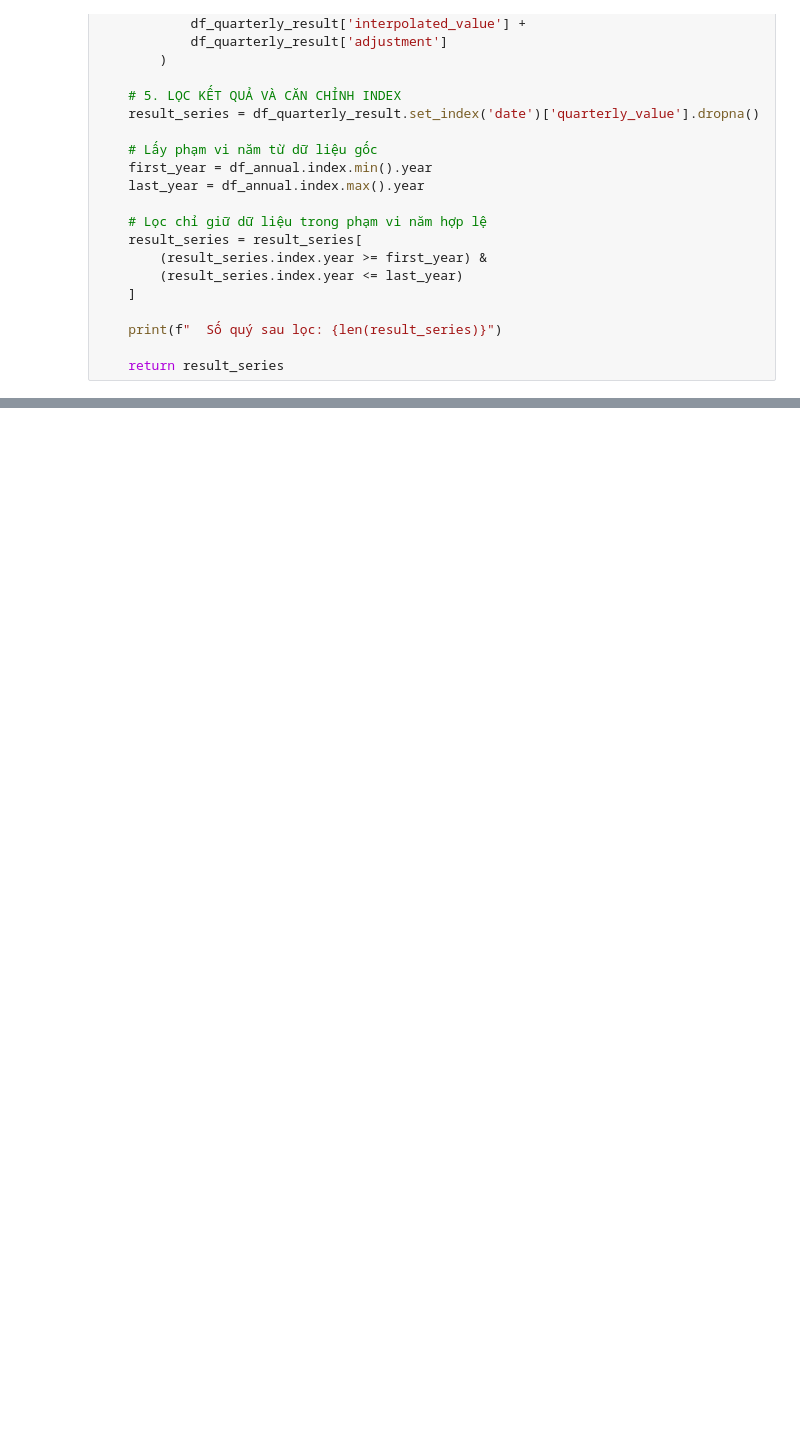
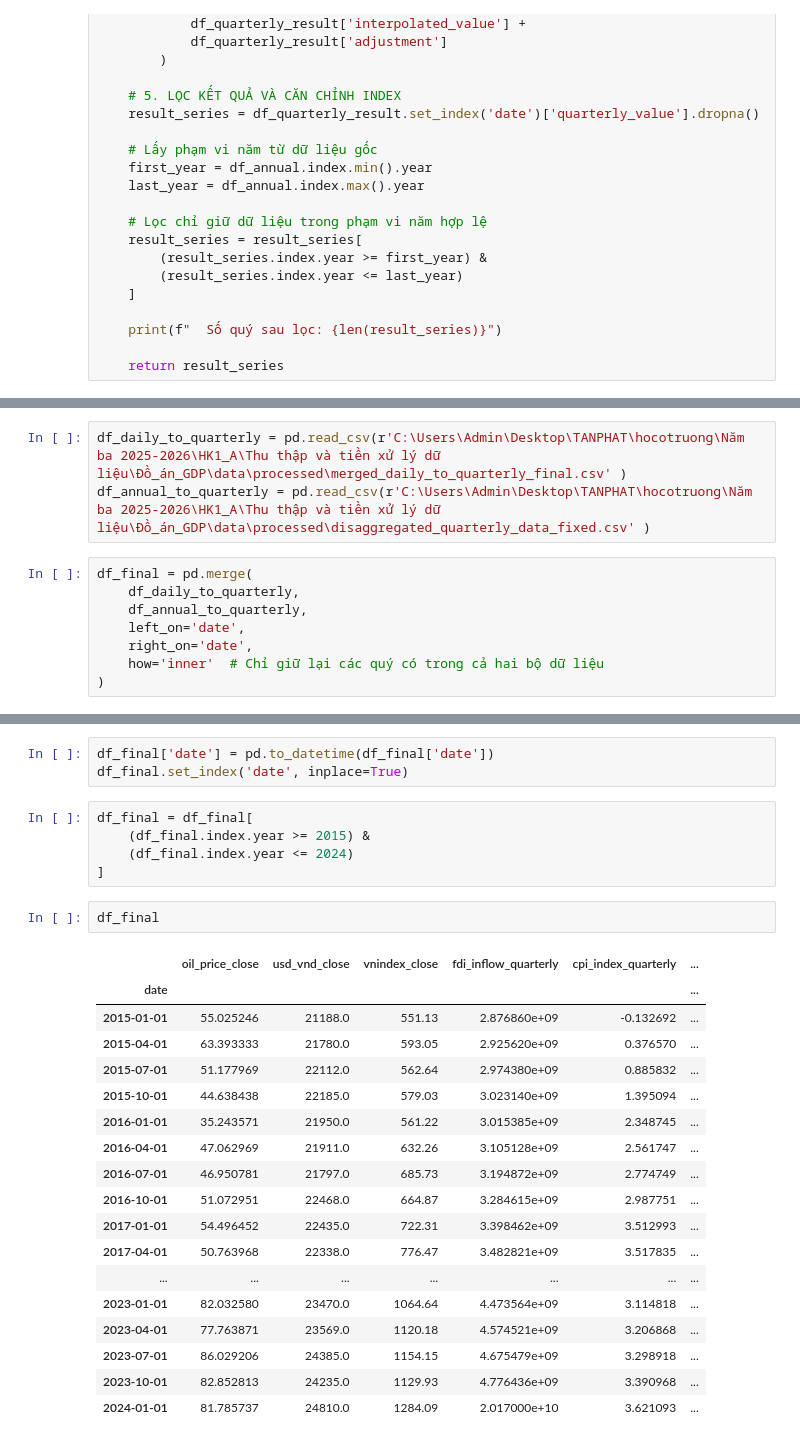
Before and after one commit to lamphat344961-alt/--_-n_GDP, a Jupyter notebook: notebooks/preprocessing_data/preprocessing_merge.ipynb, the cells around one changed output, grey strips where cells are left out. Cells and saved outputs as stored; diff of their text form; blank space fills up the shorter version.

```diff
--- a/notebooks/preprocessing_data/preprocessing_merge.ipynb
+++ b/notebooks/preprocessing_data/preprocessing_merge.ipynb
@@ -290,0 +241,11 @@ date
+# %%
+df_daily_to_quarterly = pd.read_csv(r'C:\Users\Admin\Desktop\TANPHAT\hocotruong\Năm ba 2025-2026\HK1_A\Thu thập và tiền xử lý dữ liệu\Đồ_án_GDP\data\processed\merged_daily_to_quarterly_final.csv' )
+df_annual_to_quarterly = pd.read_csv(r'C:\Users\Admin\Desktop\TANPHAT\hocotruong\Năm ba 2025-2026\HK1_A\Thu thập và tiền xử lý dữ liệu\Đồ_án_GDP\data\processed\disaggregated_quarterly_data_fixed.csv' )
+# %%
+df_final = pd.merge(
+    df_daily_to_quarterly,
+    df_annual_to_quarterly,
+    left_on='date',
+    right_on='date',
+    how='inner'  # Chỉ giữ lại các quý có trong cả hai bộ dữ liệu
+)
@@ -290,0 +271,29 @@ date
+# %%
+df_final['date'] = pd.to_datetime(df_final['date'])
+df_final.set_index('date', inplace=True)
+# %%
+df_final = df_final[
+    (df_final.index.year >= 2015) &
+    (df_final.index.year <= 2024)
+]
+# %%
+df_final
+# %% [output]
+|  | oil_price_close | usd_vnd_close | vnindex_close | fdi_inflow_quarterly | cpi_index_quarterly | ... |
+| date |  |  |  |  |  | ... |
+| 2015-01-01 | 55.025246 | 21188.0 | 551.13 | 2.876860e+09 | -0.132692 | ... |
+| 2015-04-01 | 63.393333 | 21780.0 | 593.05 | 2.925620e+09 | 0.376570 | ... |
+| 2015-07-01 | 51.177969 | 22112.0 | 562.64 | 2.974380e+09 | 0.885832 | ... |
+| 2015-10-01 | 44.638438 | 22185.0 | 579.03 | 3.023140e+09 | 1.395094 | ... |
+| 2016-01-01 | 35.243571 | 21950.0 | 561.22 | 3.015385e+09 | 2.348745 | ... |
+| 2016-04-01 | 47.062969 | 21911.0 | 632.26 | 3.105128e+09 | 2.561747 | ... |
+| 2016-07-01 | 46.950781 | 21797.0 | 685.73 | 3.194872e+09 | 2.774749 | ... |
+| 2016-10-01 | 51.072951 | 22468.0 | 664.87 | 3.284615e+09 | 2.987751 | ... |
+| 2017-01-01 | 54.496452 | 22435.0 | 722.31 | 3.398462e+09 | 3.512993 | ... |
+| 2017-04-01 | 50.763968 | 22338.0 | 776.47 | 3.482821e+09 | 3.517835 | ... |
+| ... | ... | ... | ... | ... | ... | ... |
+| 2023-01-01 | 82.032580 | 23470.0 | 1064.64 | 4.473564e+09 | 3.114818 | ... |
+| 2023-04-01 | 77.763871 | 23569.0 | 1120.18 | 4.574521e+09 | 3.206868 | ... |
+| 2023-07-01 | 86.029206 | 24385.0 | 1154.15 | 4.675479e+09 | 3.298918 | ... |
+| 2023-10-01 | 82.852813 | 24235.0 | 1129.93 | 4.776436e+09 | 3.390968 | ... |
+| 2024-01-01 | 81.785737 | 24810.0 | 1284.09 | 2.017000e+10 | 3.621093 | ... |
```
Also changed, not shown: parts of 4 cells of this notebook.
